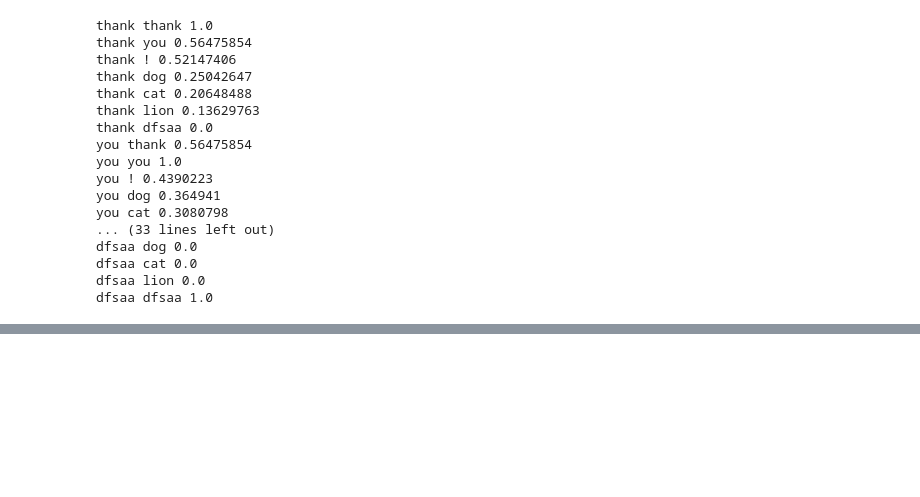
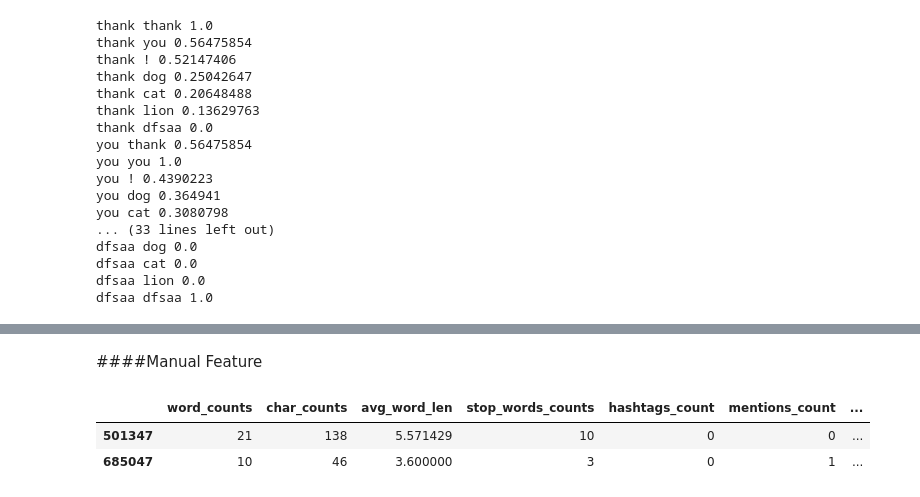
Before and after one commit to Fabiano23/NLP, a Jupyter notebook: tweeter/tweets_sentiment_classification.ipynb, the cells around one changed output, grey strips where cells are left out. Saved outputs shown, nothing was run; the diff lists cells and outputs as text; code cells hidden in the pictures; blank space fills up the shorter version.

```diff
--- a/tweeter/tweets_sentiment_classification.ipynb
+++ b/tweeter/tweets_sentiment_classification.ipynb
@@ -1048,0 +1067,6 @@ dfsaa dfsaa 1.0
+# %%
+#Features que serão utilizadas como variáveis respostas -> retirando aquelas q não serão utilizadas
+dfr_feat= dfr.drop(labels= ['tweet', 'sentiment', 'email'], axis= 1).reset_index(drop= True)
+
+#Variável que queremos prever -> sentimento do tweet
+y= dfr['sentiment']
@@ -1048,0 +1141,8 @@ dfsaa dfsaa 1.0
+# %% [markdown]
+####Manual Feature
+# %%
+dfr_feat.head(2)
+# %% [output]
+|  | word_counts | char_counts | avg_word_len | stop_words_counts | hashtags_count | mentions_count | ... |
+| 501347 | 21 | 138 | 5.571429 | 10 | 0 | 0 | ... |
+| 685047 | 10 | 46 | 3.600000 | 3 | 0 | 1 | ... |
```
Also changed, not shown: parts of 34 cells of this notebook.
